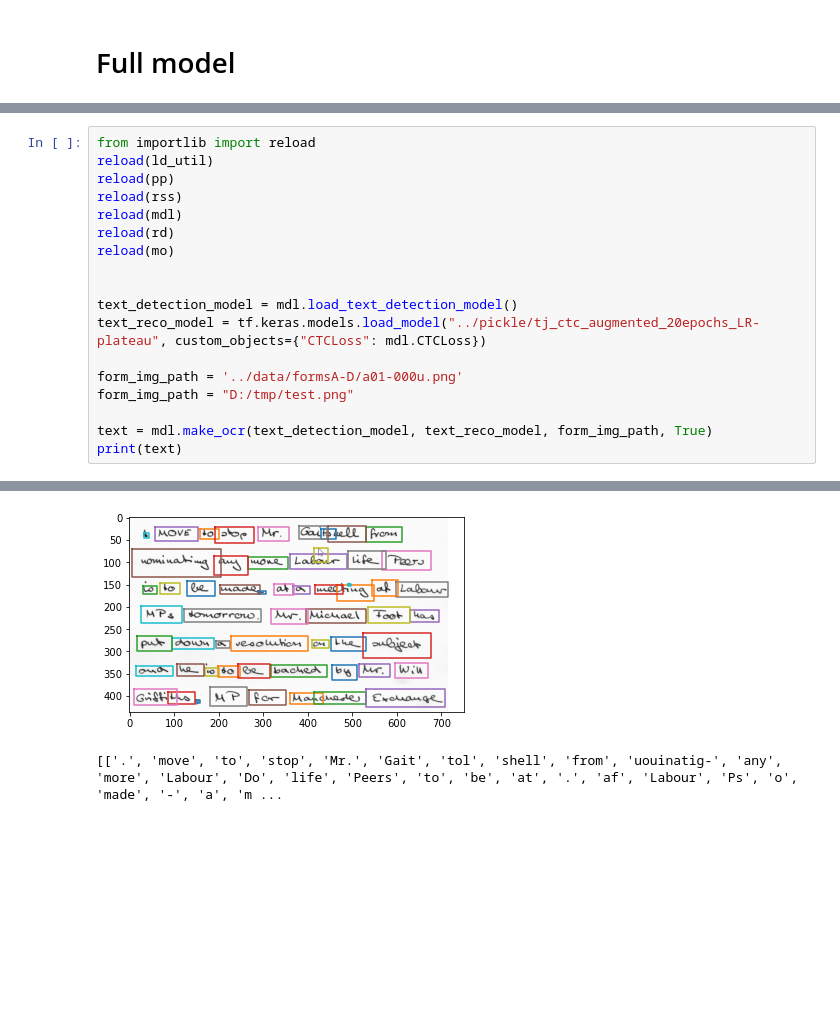
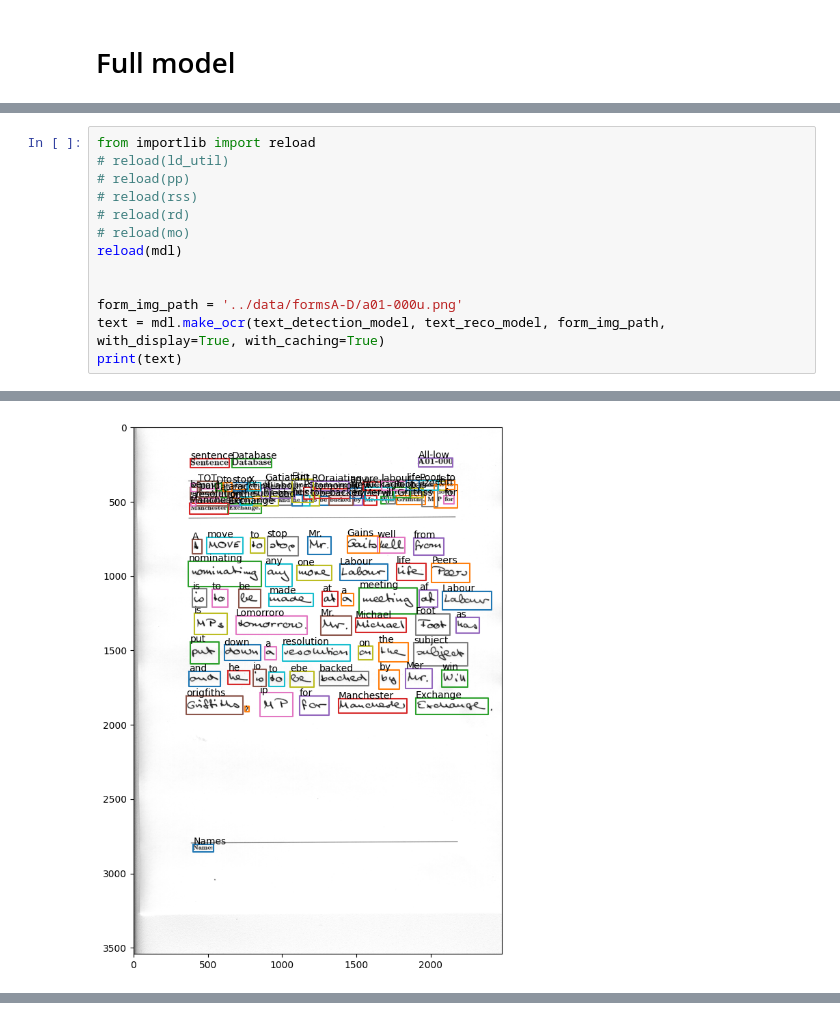
Before and after one commit to sfc-gh-zblackwood/OCRPyMan, a Jupyter notebook: notebooks/detection_recognition_model.ipynb, the cells around one changed output, grey strips where cells are left out. Cells and saved outputs as stored; diff of their text form; blank space fills up the shorter version.

```diff
--- a/notebooks/detection_recognition_model.ipynb
+++ b/notebooks/detection_recognition_model.ipynb
@@ -177,19 +189,14 @@ print(mots)
 # %%
 from importlib import reload
-reload(ld_util)
-reload(pp)
-reload(rss)
+# reload(ld_util)
+# reload(pp)
+# reload(rss)
+# reload(rd)
+# reload(mo)
 reload(mdl)
-reload(rd)
-reload(mo)
 
 
-text_detection_model = mdl.load_text_detection_model()
-text_reco_model = tf.keras.models.load_model("../pickle/tj_ctc_augmented_20epochs_LR-plateau", custom_objects={"CTCLoss": mdl.CTCLoss})
-
 form_img_path = '../data/formsA-D/a01-000u.png'
-form_img_path = "D:/tmp/test.png"
-
-text = mdl.make_ocr(text_detection_model, text_reco_model, form_img_path, True)
+text = mdl.make_ocr(text_detection_model, text_reco_model, form_img_path, with_display=True, with_caching=True)
 print(text)
 # %% [output]
@@ -197,0 +206 @@ print(text)
+[figure, new version]
@@ -199,2 +207,0 @@ print(text)
-[figure, old version]
-[['.', 'move', 'to', 'stop', 'Mr.', 'Gait', 'tol', 'shell', 'from', 'uouinatig-', 'any', 'more', 'Labour', 'Do', 'life', 'Peers', 'to', 'be', 'at', '.', 'af', 'Labour', 'Ps', 'o', 'made', '-', 'a', 'm ...
```
Also changed, not shown: parts of 13 cells of this notebook, 2 other files.
